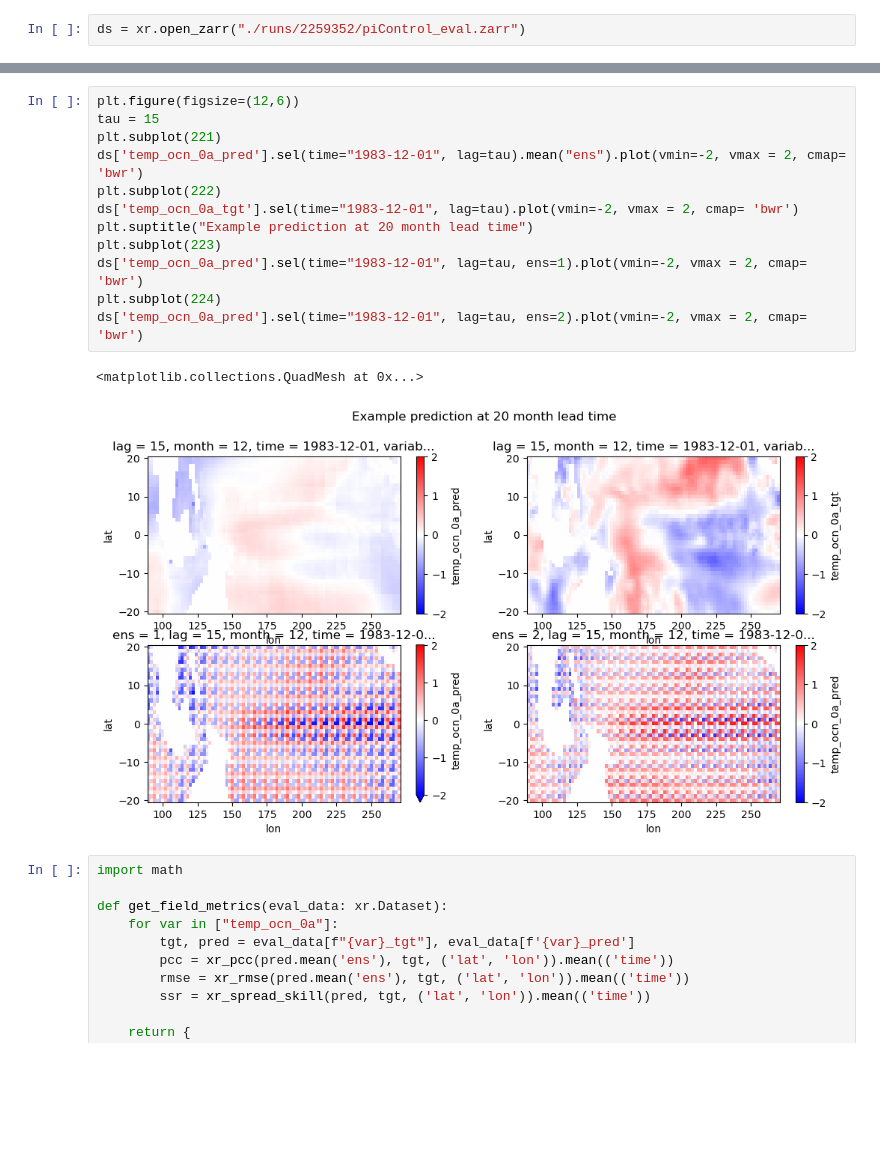
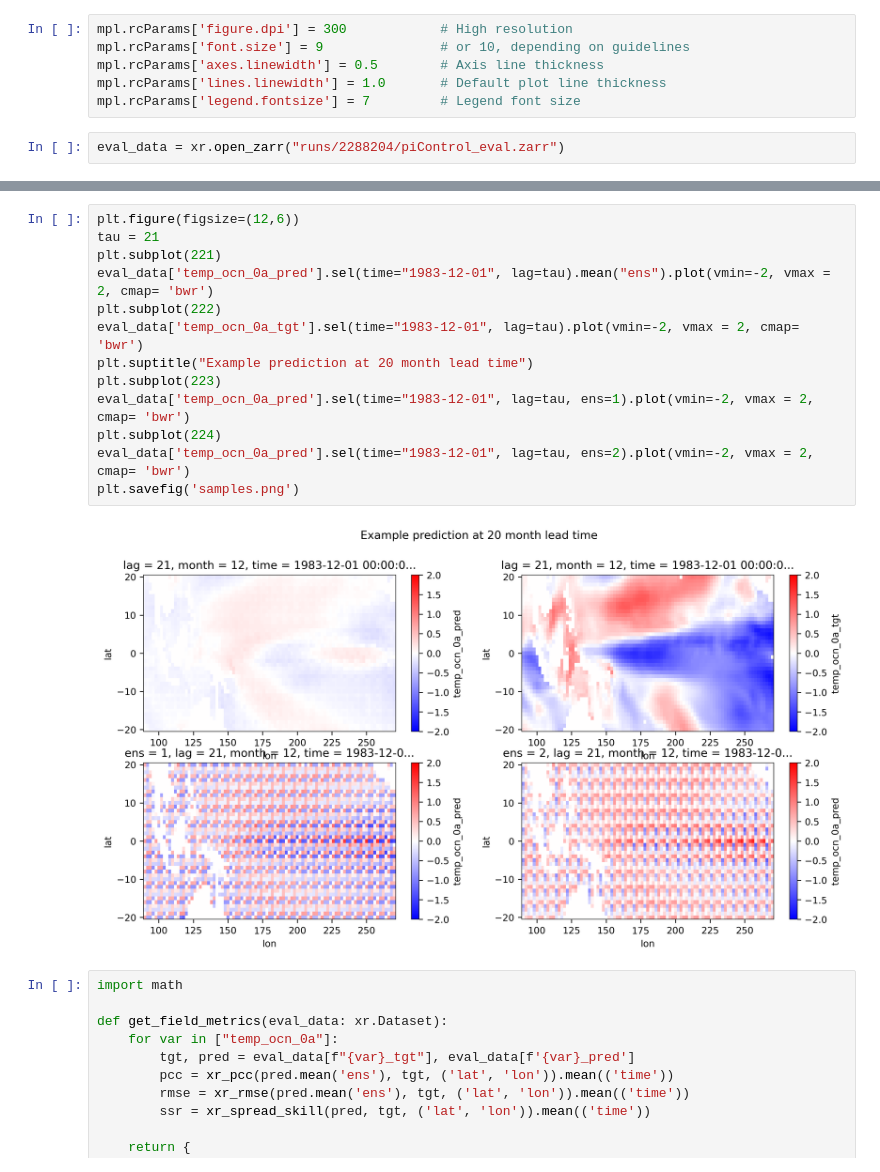
Before and after one commit to jthuemmel/thesis, a Jupyter notebook: eval.ipynb, the cells around one changed output, grey strips where cells are left out. Drawn from its saved outputs; the diff is of its cells as text; blank space fills up the shorter version.

```diff
--- a/eval.ipynb
+++ b/eval.ipynb
@@ -19,5 +22,11 @@ from omegaconf import OmegaConf
 from dataclasses import replace
 
 import torch_harmonics
+# %%
+mpl.rcParams['figure.dpi'] = 300            # High resolution
+mpl.rcParams['font.size'] = 9               # or 10, depending on guidelines
+mpl.rcParams['axes.linewidth'] = 0.5        # Axis line thickness
+mpl.rcParams['lines.linewidth'] = 1.0       # Default plot line thickness
+mpl.rcParams['legend.fontsize'] = 7         # Legend font size
 # %%
-ds = xr.open_zarr("./runs/2259352/piControl_eval.zarr")
+eval_data = xr.open_zarr("runs/2288204/piControl_eval.zarr")
@@ -42,18 +98,18 @@ Data variables:
 # %%
 plt.figure(figsize=(12,6))
-tau = 15
+tau = 21
 plt.subplot(221)
-ds['temp_ocn_0a_pred'].sel(time="1983-12-01", lag=tau).mean("ens").plot(vmin=-2, vmax = 2, cmap= 'bwr')
+eval_data['temp_ocn_0a_pred'].sel(time="1983-12-01", lag=tau).mean("ens").plot(vmin=-2, vmax = 2, cmap= 'bwr')
 plt.subplot(222)
-ds['temp_ocn_0a_tgt'].sel(time="1983-12-01", lag=tau).plot(vmin=-2, vmax = 2, cmap= 'bwr')
+eval_data['temp_ocn_0a_tgt'].sel(time="1983-12-01", lag=tau).plot(vmin=-2, vmax = 2, cmap= 'bwr')
 plt.suptitle("Example prediction at 20 month lead time")
 plt.subplot(223)
-ds['temp_ocn_0a_pred'].sel(time="1983-12-01", lag=tau, ens=1).plot(vmin=-2, vmax = 2, cmap= 'bwr')
+eval_data['temp_ocn_0a_pred'].sel(time="1983-12-01", lag=tau, ens=1).plot(vmin=-2, vmax = 2, cmap= 'bwr')
 plt.subplot(224)
-ds['temp_ocn_0a_pred'].sel(time="1983-12-01", lag=tau, ens=2).plot(vmin=-2, vmax = 2, cmap= 'bwr')
+eval_data['temp_ocn_0a_pred'].sel(time="1983-12-01", lag=tau, ens=2).plot(vmin=-2, vmax = 2, cmap= 'bwr')
+plt.savefig('samples.png')
 # %% [output]
-<matplotlib.collections.QuadMesh at 0x...>
-[figure, old version]
+[figure, new version]
 # %%
 import math
 
```
Also changed, not shown: parts of 11 cells of this notebook, 5 other files.
